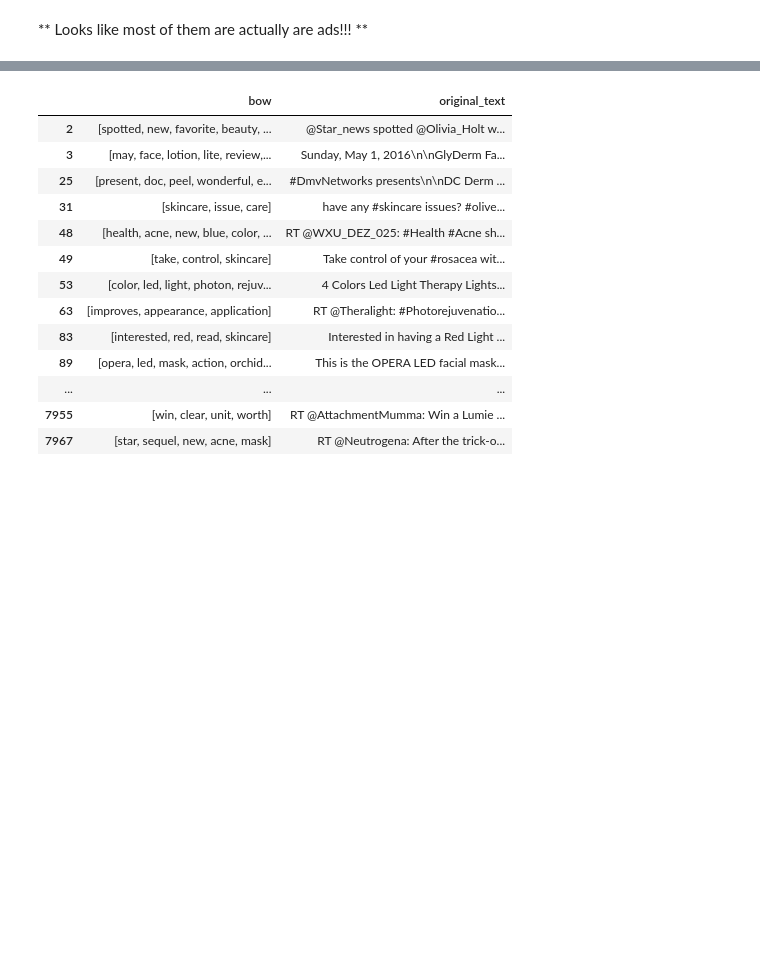
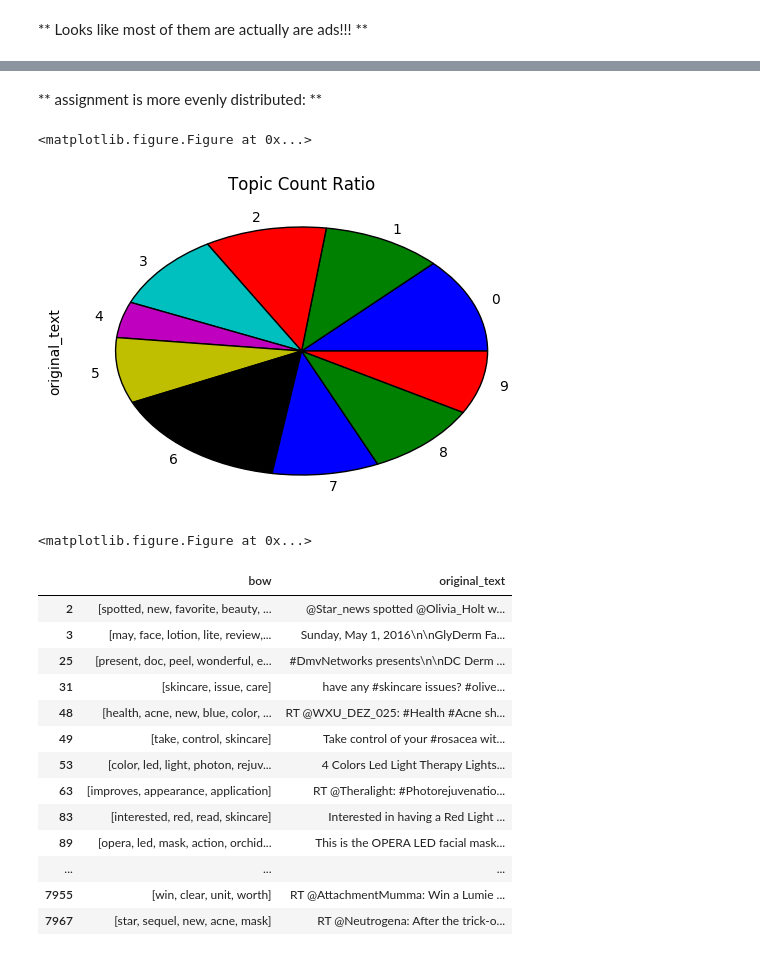
Before and after one commit to MiyainNYC/NLP-projects, a Jupyter notebook: Customer_review_US/lda.ipynb, the cells around one changed output, grey strips where cells are left out. Saved outputs shown, nothing was run; the diff lists cells and outputs as text; code cells hidden in the pictures; blank space fills up the shorter version.

```diff
--- a/Customer_review_US/lda.ipynb
+++ b/Customer_review_US/lda.ipynb
@@ -212,3 +262,13 @@ df_tfidf['conf_score'].hist()
+# %% [markdown]
+** assignment is more evenly distributed: **
+# %%
+df_tfidf.groupby('assign').count()['original_text'].plot(kind='pie')
+plt.title('Topic Count Ratio')
+plt.figure(figsize=(5,5))
+# %% [output]
+<matplotlib.figure.Figure at 0x...>
+[figure, added]
+<matplotlib.figure.Figure at 0x...>
 # %%
 df_tfidf[df_tfidf['conf_score']<0.5][['bow','original_text']]
 # %% [output]
```
Also changed, not shown: parts of 34 cells of this notebook.
